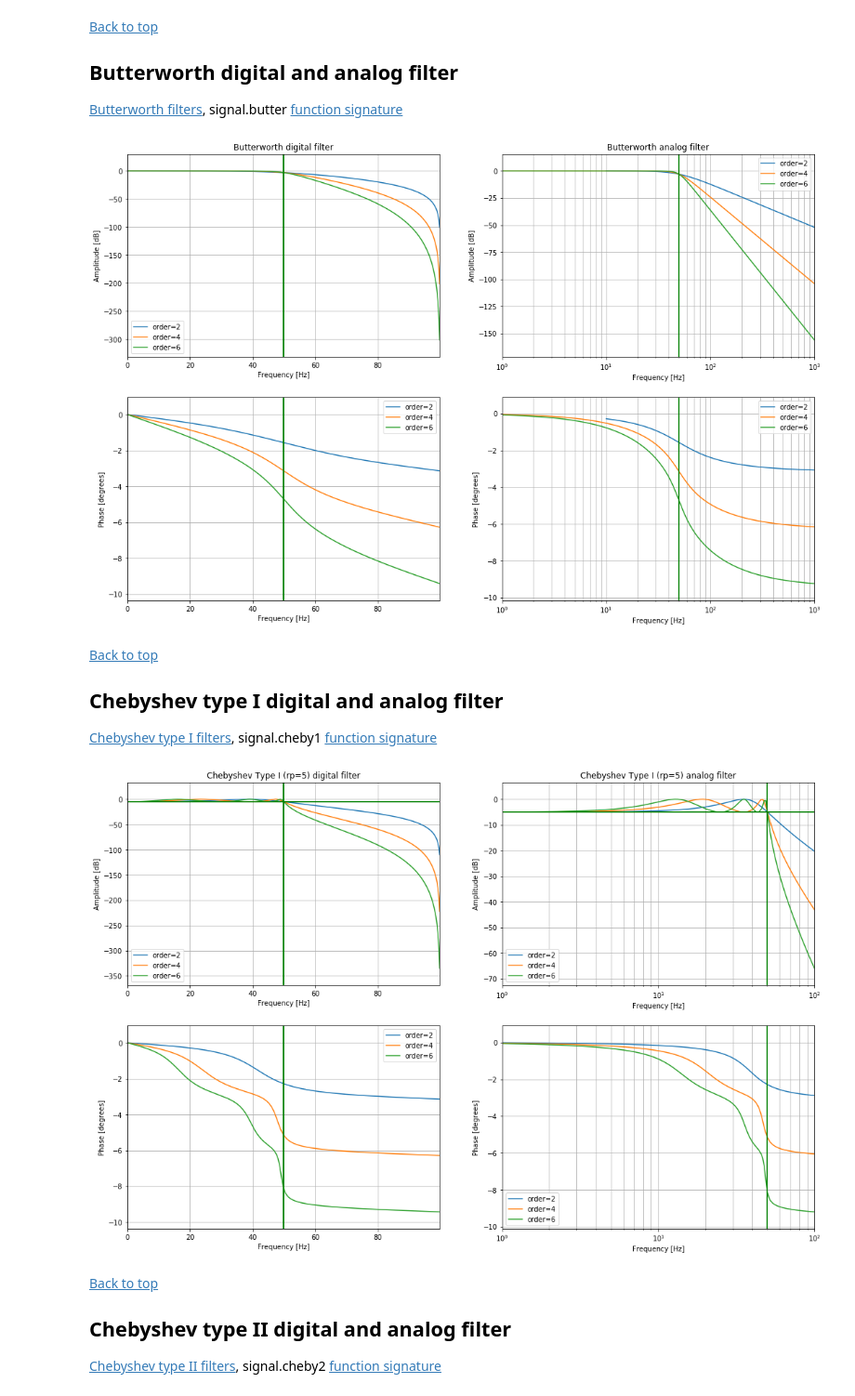
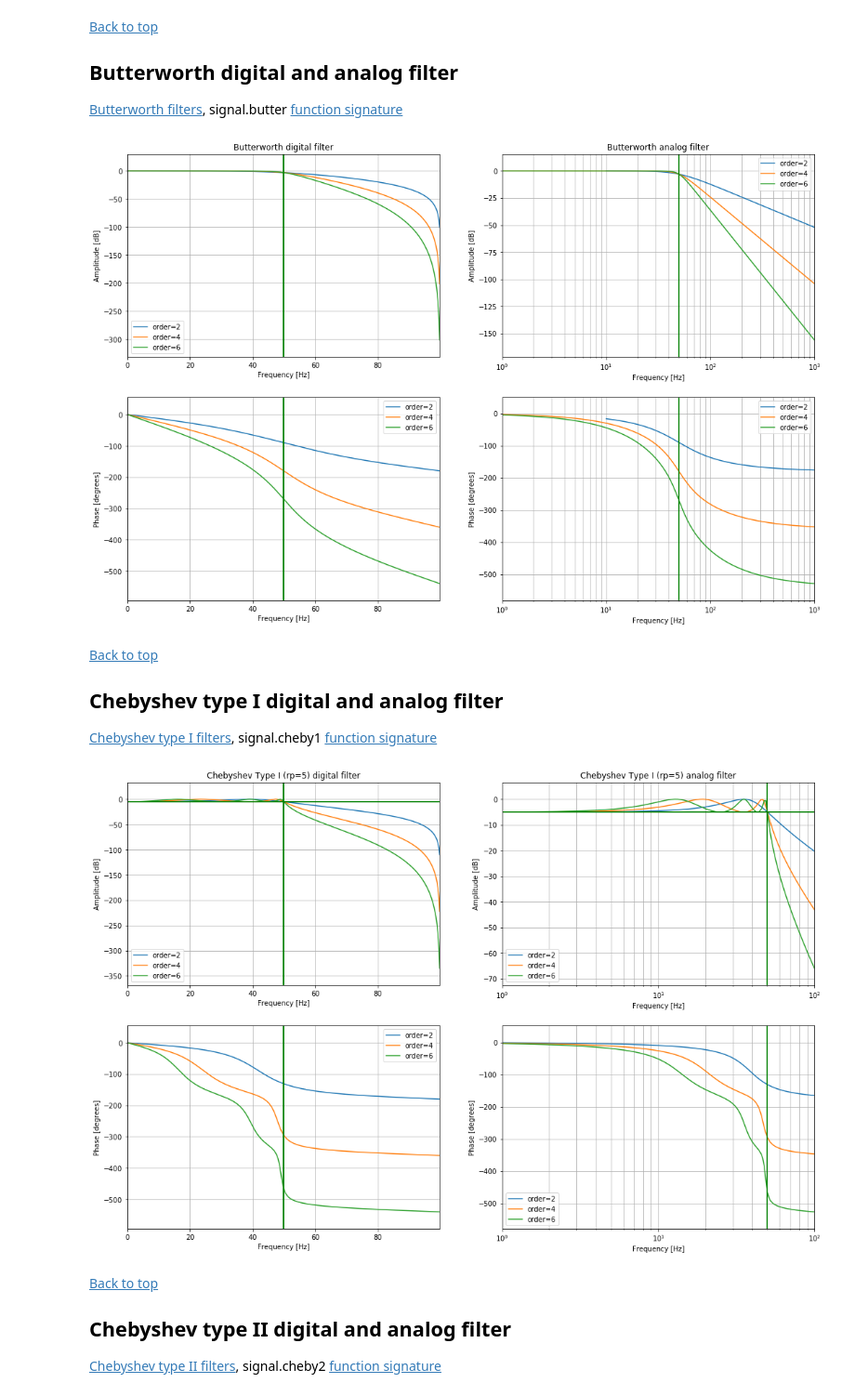
Before and after one commit to pxcandeias/py-notebooks, a Jupyter notebook: scipy_signal_filters_demonstration.ipynb, the cells around one changed output. Shown at 93% size. Drawn from its saved outputs; the diff is of its cells as text; code cells hidden in the pictures.

```diff
--- a/scipy_signal_filters_demonstration.ipynb
+++ b/scipy_signal_filters_demonstration.ipynb
@@ -81,22 +81,22 @@ wc = fc/(fs/2.) # normalized frequency (half-cycles/sample)
 fig, ax = plt.subplots(2, 2, figsize=(18,12))
 for order in range(3):
     # digital filter
-    b_z, a_z = signal.butter(2*(order+1), wc, analog=False)
-    w_z, h_z = signal.freqz(b_z, a_z)
-    ax[0][0].plot(w_z*fs/(2*np.pi), 20 * np.log10(abs(h_z)), label=f'order={2*(order+1)}')
+    b, a = signal.butter(2*(order+1), wc, analog=False)
+    w, h = signal.freqz(b, a)
+    ax[0][0].plot(w*fs/(2*np.pi), 20 * np.log10(abs(h)), label=f'order={2*(order+1)}')
     ax[0][0].axvline(fc, color='green')
-    ax[1][0].plot(w_z*fs/(2*np.pi), np.unwrap(np.angle(h_z)), label=f'order={2*(order+1)}')
+    ax[1][0].plot(w*fs/(2*np.pi), np.unwrap(np.angle(h))*180/np.pi, label=f'order={2*(order+1)}')
     ax[1][0].axvline(fc, color='green')
     # analog filter
-    b_s, a_s = signal.butter(2*(order+1), fc, analog=True)
-    w_s, h_s = signal.freqs(b_s, a_s)
-    ax[0][1].semilogx(w_s, 20 * np.log10(abs(h_s)), label=f'order={2*(order+1)}')
+    b, a = signal.butter(2*(order+1), fc, analog=True)
+    w, h = signal.freqs(b, a)
+    ax[0][1].semilogx(w, 20 * np.log10(abs(h)), label=f'order={2*(order+1)}')
     ax[0][1].axvline(fc, color='green')
-    ax[1][1].semilogx(w_s, np.unwrap(np.angle(h_s)), label=f'order={2*(order+1)}')
+    ax[1][1].semilogx(w, np.unwrap(np.angle(h))*180/np.pi, label=f'order={2*(order+1)}')
     ax[1][1].axvline(fc, color='green')
 format_plots(ax, 'Butterworth')
 # %% [output]
-[figure, old version]
+[figure, new version]
 # %% [markdown]
 [Back to top](#top)
 
@@ -106,26 +106,26 @@ format_plots(ax, 'Butterworth')
 # %%
 fig, ax = plt.subplots(2, 2, figsize=(18,12))
 rp = 5 # maximum ripple allowed below unity gain in the passband, specified in decibels as a positive number
 for order in range(3):
     # digital filter
-    b_z, a_z = signal.cheby1(2*(order+1), rp, wc, analog=False)
-    w_z, h_z = signal.freqz(b_z, a_z)
-    ax[0][0].plot(w_z*fs/(2*np.pi), 20 * np.log10(abs(h_z)), label=f'order={2*(order+1)}')
+    b, a = signal.cheby1(2*(order+1), rp, wc, analog=False)
+    w, h = signal.freqz(b, a)
+    ax[0][0].plot(w*fs/(2*np.pi), 20 * np.log10(abs(h)), label=f'order={2*(order+1)}')
     ax[0][0].axvline(fc, color='green')
     ax[0][0].axhline(-rp, color='green')
-    ax[1][0].plot(w_z*fs/(2*np.pi), np.unwrap(np.angle(h_z)), label=f'order={2*(order+1)}')
+    ax[1][0].plot(w*fs/(2*np.pi), np.unwrap(np.angle(h))*180/np.pi, label=f'order={2*(order+1)}')
     ax[1][0].axvline(fc, color='green')
     # analog filter
-    b_s, a_s = signal.cheby1(2*(order+1), rp, fc, analog=True)
-    w_s, h_s = signal.freqs(b_s, a_s)
-    ax[0][1].semilogx(w_s, 20 * np.log10(abs(h_s)), label=f'order={2*(order+1)}')
+    b, a = signal.cheby1(2*(order+1), rp, fc, analog=True)
+    w, h = signal.freqs(b, a)
+    ax[0][1].semilogx(w, 20 * np.log10(abs(h)), label=f'order={2*(order+1)}')
     ax[0][1].axvline(fc, color='green')
     ax[0][1].axhline(-rp, color='green')
-    ax[1][1].semilogx(w_s, np.unwrap(np.angle(h_s)), label=f'order={2*(order+1)}')
+    ax[1][1].semilogx(w, np.unwrap(np.angle(h))*180/np.pi, label=f'order={2*(order+1)}')
     ax[1][1].axvline(fc, color='green')
 format_plots(ax, f'Chebyshev Type I (rp={rp})')
 # %% [output]
-[figure, old version]
+[figure, new version]
 # %% [markdown]
 [Back to top](#top)
 
```
Also changed, not shown: parts of 3 cells of this notebook.
